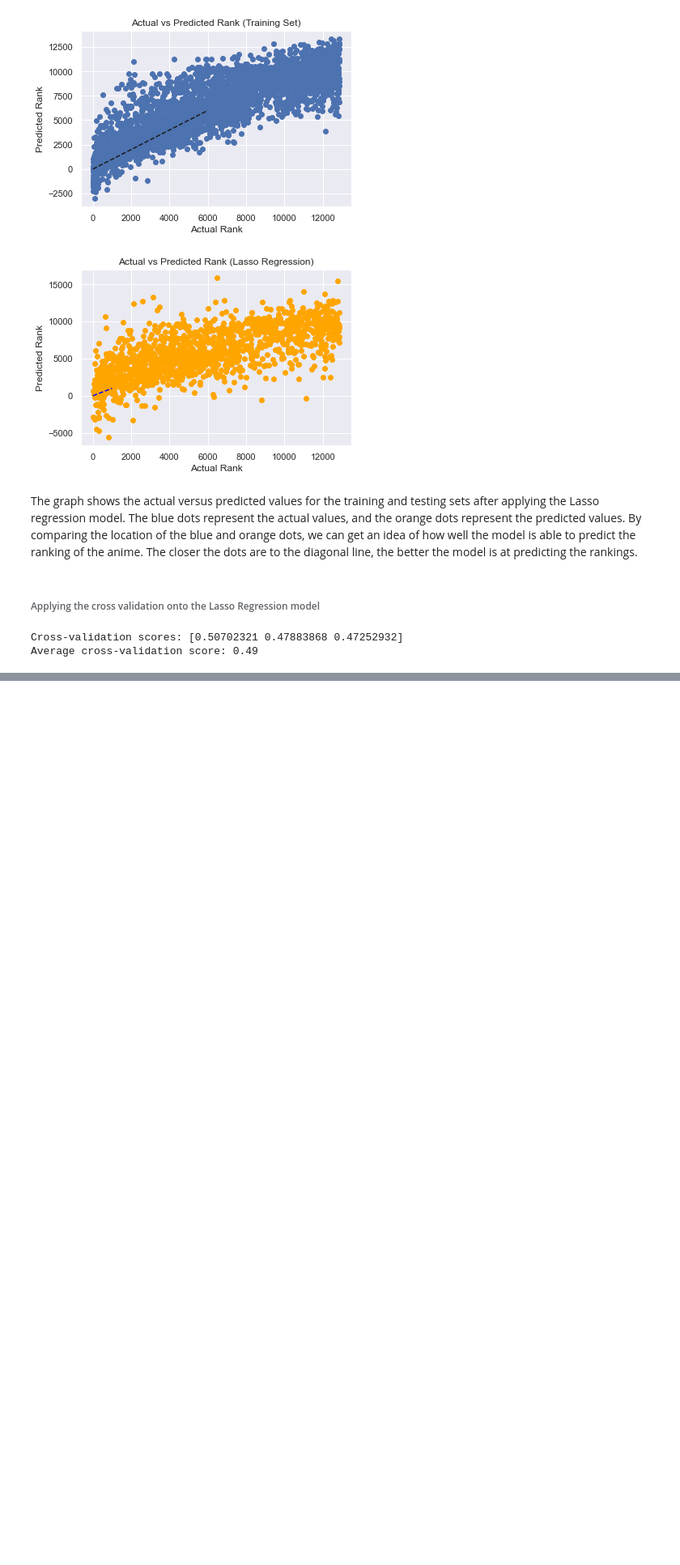
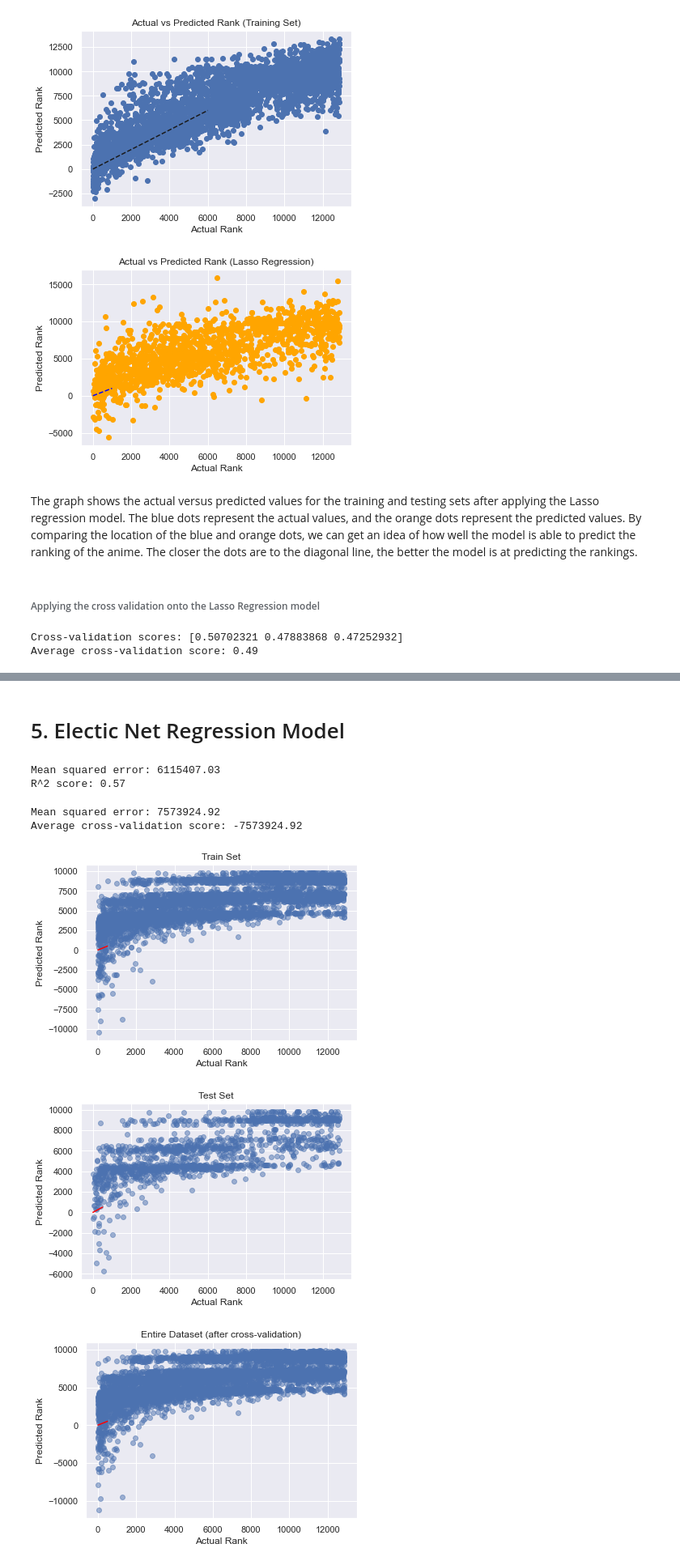
Before and after one commit to Jianhong072/SC1015-Mini-Project, a Jupyter notebook: 2. Regression.ipynb, the cells around one changed output, grey strips where cells are left out. Shown at 81% size. Cells and saved outputs as stored; diff of their text form; code cells hidden in the pictures; blank space fills up the shorter version.

```diff
--- a/2. Regression.ipynb
+++ b/2. Regression.ipynb
@@ -338,0 +379,80 @@ Average cross-validation score: 0.49
+# %% [markdown]
+# 5. Electic Net Regression Model
+# %%
+from sklearn.linear_model import ElasticNet
+from sklearn.metrics import mean_squared_error, r2_score
+from sklearn.model_selection import train_test_split
+
+# Split the dataset into training and testing sets
+X_train, X_test, y_train, y_test = train_test_split(df.drop('rank', axis=1), df['rank'], test_size=0.2, random_state=42)
+
+# Fit the Elastic Net regression model on the training set
+model = ElasticNet(alpha=0.001, l1_ratio=0.5)
+model.fit(X_train, y_train)
+
+# Make predictions on the testing set
+y_pred = model.predict(X_test)
+
+# Calculate the mean squared error and R^2 score
+mse = mean_squared_error(y_test, y_pred)
+r2 = r2_score(y_test, y_pred)
+
+print('Mean squared error: {:.2f}'.format(mse))
+print('R^2 score: {:.2f}'.format(r2))
+# %% [output]
+Mean squared error: 6115407.03
+R^2 score: 0.57
+# %%
+from sklearn.linear_model import ElasticNet
+from sklearn.model_selection import cross_val_score
+
+# Split the dataset into training and testing sets
+X_train, X_test, y_train, y_test = train_test_split(df.drop('rank', axis=1), df['rank'], test_size=0.2, random_state=42)
+
+# Fit the ElasticNet regression model on the training set
+model = ElasticNet(alpha=0.1, l1_ratio=0.5)
+model.fit(X_train, y_train)
+
+# Perform cross-validation
+scores = cross_val_score(model, X_train, y_train, cv=5, scoring='neg_mean_squared_error')
+mse = -scores.mean()
+
+print('Mean squared error: {:.2f}'.format(mse))
+print('Average cross-validation score: {:.2f}'.format(scores.mean()))
+# %% [output]
+Mean squared error: 7573924.92
+Average cross-validation score: -7573924.92
+# %%
+import matplotlib.pyplot as plt
+from sklearn.model_selection import cross_val_predict
+
+# Plot actual vs predicted values for the train set
+plt.scatter(y_train, model.predict(X_train), alpha=0.5)
+plt.plot([0, 500], [0, 500], color='red')
+plt.xlabel('Actual Rank')
+plt.ylabel('Predicted Rank')
+plt.title('Train Set')
+plt.show()
+
+# Plot actual vs predicted values for the test set
+plt.scatter(y_test, model.predict(X_test), alpha=0.5)
+plt.plot([0, 500], [0, 500], color='red')
+plt.xlabel('Actual Rank')
+plt.ylabel('Predicted Rank')
+plt.title('Test Set')
+plt.show()
+
+# After cross-validation
+y_pred_cv = cross_val_predict(model, df.drop('rank', axis=1), df['rank'], cv=5)
+
+# Plot actual vs predicted values for the entire dataset
+plt.scatter(df['rank'], y_pred_cv, alpha=0.5)
+plt.plot([0, 500], [0, 500], color='red')
+plt.xlabel('Actual Rank')
+plt.ylabel('Predicted Rank')
+plt.title('Entire Dataset (after cross-validation)')
+plt.show()
+# %% [output]
+[figure, added]
+[figure, added]
+[figure, added]
```
Also changed, not shown: parts of 9 cells of this notebook.
